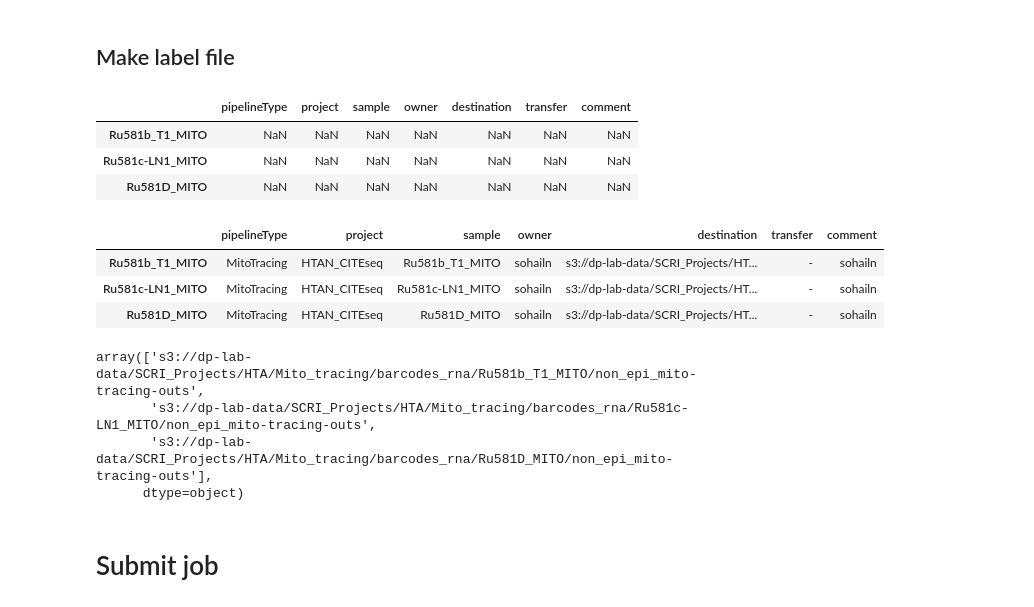
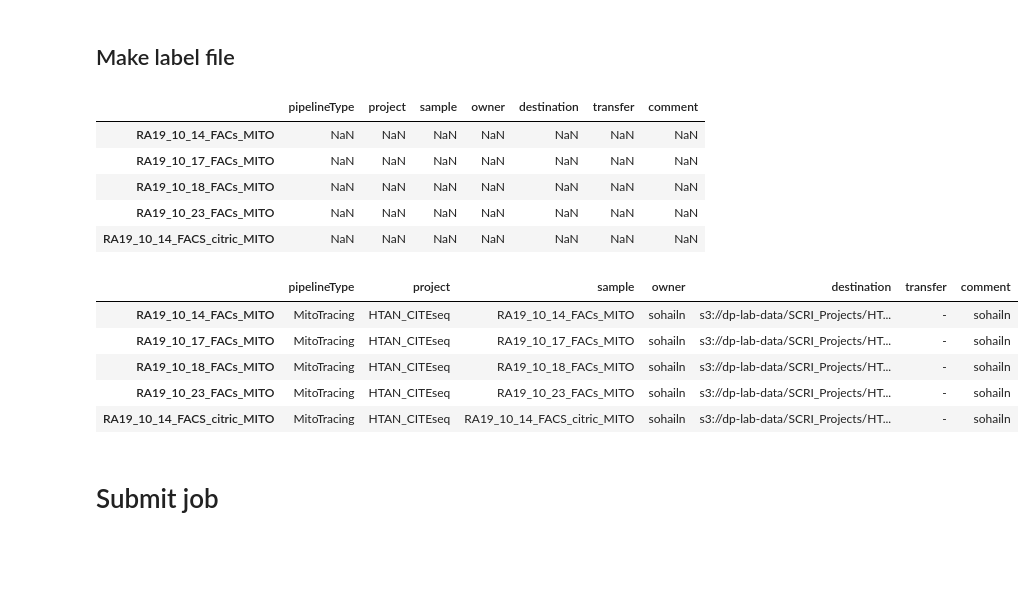
Before and after one commit to andrewmoorman/scing-notebooks, a Jupyter notebook: notebooks/Run_MitoTracing.ipynb, the cells around one changed output. Drawn from its saved outputs; the diff is of its cells as text; code cells hidden in the pictures; blank space fills up the shorter version.

```diff
--- a/notebooks/Run_MitoTracing.ipynb
+++ b/notebooks/Run_MitoTracing.ipynb
@@ -348,7 +394,7 @@ with open(db_credentials_path) as f:
 ## Sample information
 # %%
 # Common query col: id, request_id, Sample
-request_ids = ['BM-1194', ]
+request_ids = ['BM-1244', ]
 
 samples = format_sample_aws(request_ids, 'request_id', creds)
 samples
@@ -360,6 +408,0 @@ samples
-# %%
-# Modification for Joe's samples
-samples.loc['Ru581b_T1_MITO', 'S3_path'] = 's3://dp-lab-data/SCRI_Projects/HTA/Mito_tracing/barcodes_rna/Ru581b_T1_MITO'
-samples.loc['Ru581c-LN1_MITO', 'S3_path'] = 's3://dp-lab-data/SCRI_Projects/HTA/Mito_tracing/barcodes_rna/Ru581c-LN1_MITO'
-
-samples
@@ -386,0 +431,4 @@ samples
+# %%
+# This sample has already been processed
+samples = samples[samples.index != 'RA19_10_13_FACs_MITO']
+samples
@@ -476,35 +528,28 @@ labels = pd.DataFrame(index=samples.index, columns=std_labels_fields,)
 labels
 # %% [output]
 |  | pipelineType | project | sample | owner | destination | transfer | comment |
-| Ru581b_T1_MITO | NaN | NaN | NaN | NaN | NaN | NaN | NaN |
-| Ru581c-LN1_MITO | NaN | NaN | NaN | NaN | NaN | NaN | NaN |
-| Ru581D_MITO | NaN | NaN | NaN | NaN | NaN | NaN | NaN |
+| RA19_10_14_FACs_MITO | NaN | NaN | NaN | NaN | NaN | NaN | NaN |
+| RA19_10_17_FACs_MITO | NaN | NaN | NaN | NaN | NaN | NaN | NaN |
+| RA19_10_18_FACs_MITO | NaN | NaN | NaN | NaN | NaN | NaN | NaN |
+| RA19_10_23_FACs_MITO | NaN | NaN | NaN | NaN | NaN | NaN | NaN |
+| RA19_10_14_FACS_citric_MITO | NaN | NaN | NaN | NaN | NaN | NaN | NaN |
 # %%
 # Annotate labels
 labels["pipelineType"] = pipeline_type
 labels["project"] = samples["Sample_ID"].apply(lambda x: get_project_id(x, creds))
 labels["sample"] = labels.index
 labels["owner"] = creds["user"]
-# labels["destination"] = samples['S3_path'] + "/" + output_dirname
-# labels["destination"] = samples['S3_path'] + "/" + 'epi_' + output_dirname
-labels["destination"] = samples['S3_path'] + "/" + 'non_epi_' + output_dirname
-
+labels["destination"] = samples['S3_path'] + "/" + output_dirname
 labels["transfer"] = "-"
 labels["comment"] = creds["user"]
 
 labels
 # %% [output]
 |  | pipelineType | project | sample | owner | destination | transfer | comment |
-| Ru581b_T1_MITO | MitoTracing | HTAN_CITEseq | Ru581b_T1_MITO | sohailn | s3://dp-lab-data/SCRI_Projects/HT... | - | sohailn |
-| Ru581c-LN1_MITO | MitoTracing | HTAN_CITEseq | Ru581c-LN1_MITO | sohailn | s3://dp-lab-data/SCRI_Projects/HT... | - | sohailn |
-| Ru581D_MITO | MitoTracing | HTAN_CITEseq | Ru581D_MITO | sohailn | s3://dp-lab-data/SCRI_Projects/HT... | - | sohailn |
+| RA19_10_14_FACs_MITO | MitoTracing | HTAN_CITEseq | RA19_10_14_FACs_MITO | sohailn | s3://dp-lab-data/SCRI_Projects/HT... | - | sohailn |
+| RA19_10_17_FACs_MITO | MitoTracing | HTAN_CITEseq | RA19_10_17_FACs_MITO | sohailn | s3://dp-lab-data/SCRI_Projects/HT... | - | sohailn |
+| RA19_10_18_FACs_MITO | MitoTracing | HTAN_CITEseq | RA19_10_18_FACs_MITO | sohailn | s3://dp-lab-data/SCRI_Projects/HT... | - | sohailn |
+| RA19_10_23_FACs_MITO | MitoTracing | HTAN_CITEseq | RA19_10_23_FACs_MITO | sohailn | s3://dp-lab-data/SCRI_Projects/HT... | - | sohailn |
+| RA19_10_14_FACS_citric_MITO | MitoTracing | HTAN_CITEseq | RA19_10_14_FACS_citric_MITO | sohailn | s3://dp-lab-data/SCRI_Projects/HT... | - | sohailn |
-# %%
-labels.loc['Ru581D_MITO', 'destination'] = 's3://dp-lab-data/SCRI_Projects/HTA/Mito_tracing/barcodes_rna/Ru581D_MITO/non_epi_mito-tracing-outs'
-labels['destination'].values
-# %% [output]
-array(['s3://dp-lab-data/SCRI_Projects/HTA/Mito_tracing/barcodes_rna/Ru581b_T1_MITO/non_epi_mito-tracing-outs',
-       's3://dp-lab-data/SCRI_Projects/HTA/Mito_tracing/barcodes_rna/Ru581c-LN1_MITO/non_epi_mito-tracing-outs',
-       's3://dp-lab-data/SCRI_Projects/HTA/Mito_tracing/barcodes_rna/Ru581D_MITO/non_epi_mito-tracing-outs'],
-      dtype=object)
 # %% [markdown]
 # Submit job
```
Also changed, not shown: parts of 22 cells of this notebook.
